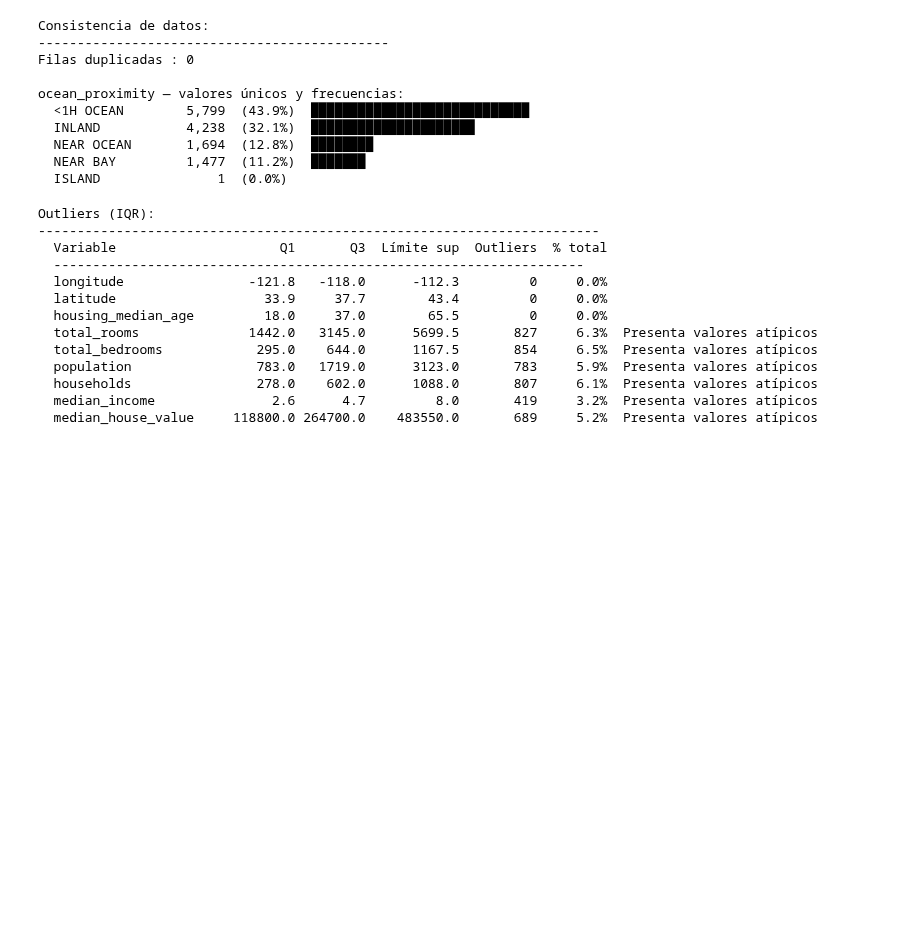
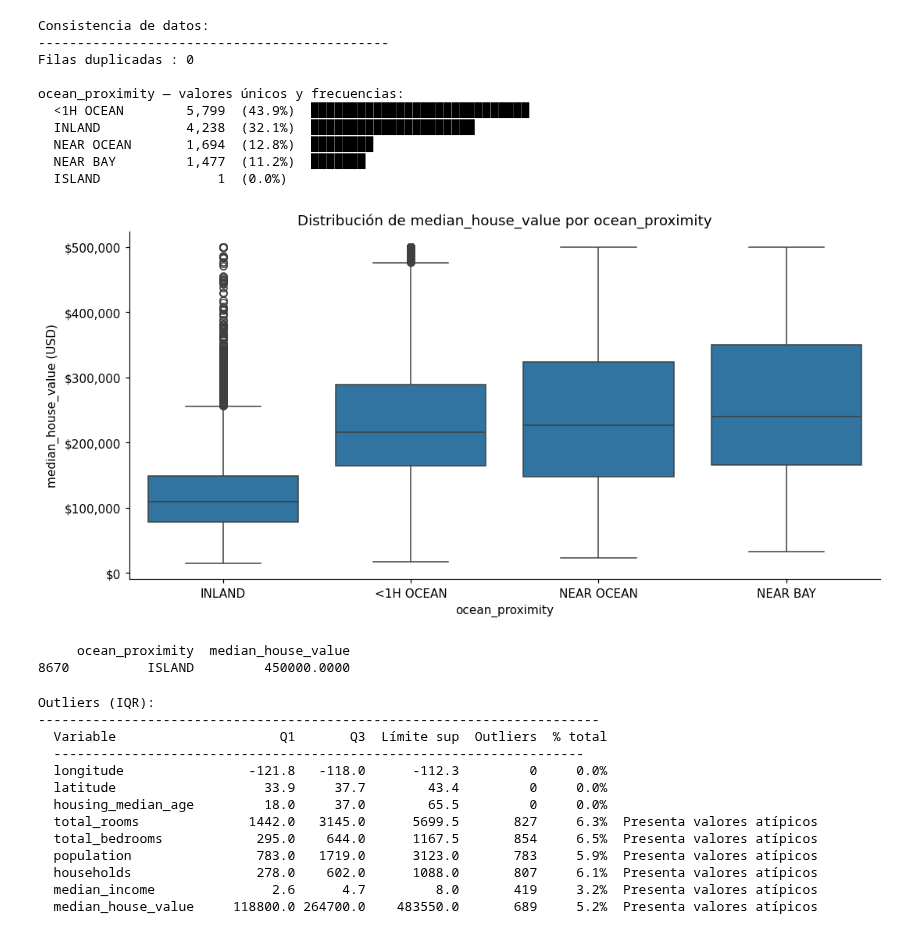
Before and after one commit to osbonilla/ds-ml-project-template, a Jupyter notebook: notebooks/01_exploracion.ipynb, the cells around one changed output. Saved outputs shown, nothing was run; the diff lists cells and outputs as text; code cells hidden in the pictures; blank space fills up the shorter version.

```diff
--- a/notebooks/01_exploracion.ipynb
+++ b/notebooks/01_exploracion.ipynb
@@ -192,6 +192,39 @@ ocean_proximity — valores únicos y frecuencias:
   NEAR OCEAN       1,694  (12.8%)  ████████
   NEAR BAY         1,477  (11.2%)  ███████
   ISLAND               1  (0.0%)
+# %%
+import seaborn as sns
+
+order = (housing[housing['ocean_proximity'] != 'ISLAND']
+         .groupby('ocean_proximity')['median_house_value']
+         .median()
+         .sort_values()
+         .index.tolist())
+
+fig, ax = plt.subplots(figsize=(10, 5))
+
+sns.boxplot(
+    data    = housing[housing['ocean_proximity'] != 'ISLAND'],
+    x       = 'ocean_proximity',
+    y       = 'median_house_value',
+    order   = order,
+    ax      = ax,
+)
+
+ax.yaxis.set_major_formatter(mticker.FuncFormatter(lambda x, _: f'${x:,.0f}'))
+ax.set_title('Distribución de median_house_value por ocean_proximity')
+ax.set_xlabel('ocean_proximity')
+ax.set_ylabel('median_house_value (USD)')
+plt.tight_layout()
+plt.show()
+# %% [output]
+[figure, added]
+# %%
+# Para ver el de ISLAND
+print(housing[housing['ocean_proximity'] == 'ISLAND'][['ocean_proximity', 'median_house_value']])
+# %% [output]
+     ocean_proximity  median_house_value
+8670          ISLAND         450000.0000
 # %%
 # PRECISIÓN — outliers por método IQR
 print('Outliers (IQR):')
```
Also changed, not shown: 1 other file.
